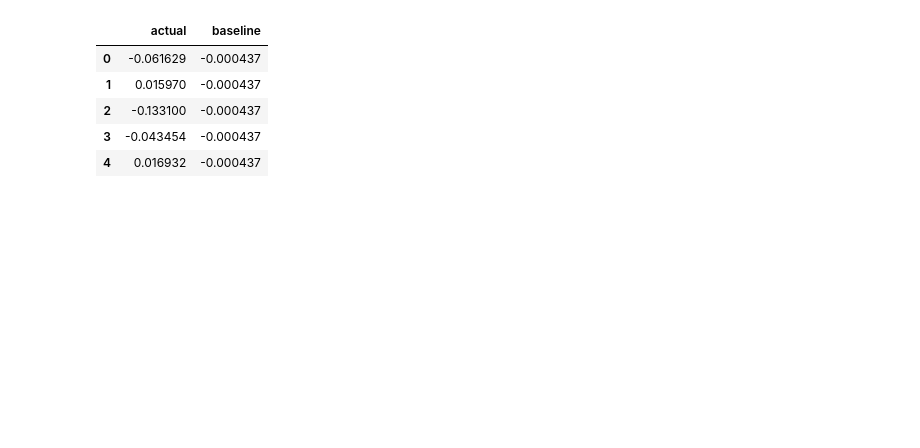
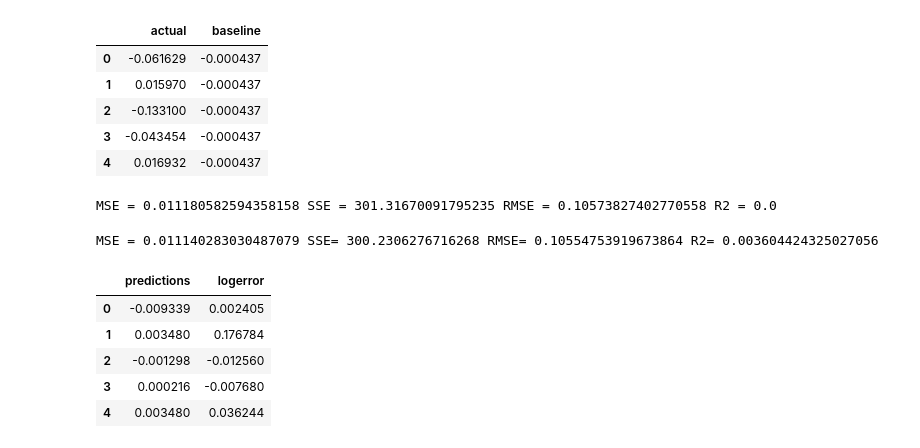
Before and after one commit to Osdorn-Typewriter-Repair/osdorn_project, a Jupyter notebook: osdorn_project_sean.ipynb, the cells around one changed output. Cells and saved outputs as stored; diff of their text form; code cells hidden in the pictures; blank space fills up the shorter version.

```diff
--- a/osdorn_project_sean.ipynb
+++ b/osdorn_project_sean.ipynb
@@ -1048,0 +806,30 @@ predictions.head()
+# %%
+MSE_baseline = mean_squared_error(predictions.actual, predictions.baseline)
+SSE_baseline = MSE_baseline*len(predictions.actual)
+RMSE_baseline = sqrt(MSE_baseline)
+r2_baseline = r2_score(predictions.actual, predictions.baseline)
+print("MSE =",MSE_baseline, "SSE =", SSE_baseline, "RMSE =", RMSE_baseline, "R2 =", r2_baseline)
+# %% [output]
+MSE = 0.011180582594358158 SSE = 301.31670091795235 RMSE = 0.10573827402770558 R2 = 0.0
+# %%
+MSE_1 = mean_squared_error(predictions.actual, predictions.lm1)
+SSE_1 = MSE_1*len(predictions.actual)
+RMSE_1 = sqrt(MSE_1)
+r2_1 = r2_score(predictions.actual, predictions.lm1)
+print("MSE =", MSE_1, "SSE=", SSE_1, "RMSE=", RMSE_1, "R2=", r2_1)
+# %% [output]
+MSE = 0.011140283030487079 SSE= 300.2306276716268 RMSE= 0.10554753919673864 R2= 0.003604424325027056
+# %%
+model=lm1.predict(X_test[['bathroomcnt', 'bedroomcnt']])
+model=model.ravel().reshape(11550)
+y_test1=np.array(y_test).ravel().reshape(11550)
+best_model=pd.DataFrame({'predictions':model,'logerror':y_test1})
+
+best_model.head()
+# %% [output]
+|  | predictions | logerror |
+| 0 | -0.009339 | 0.002405 |
+| 1 | 0.003480 | 0.176784 |
+| 2 | -0.001298 | -0.012560 |
+| 3 | 0.000216 | -0.007680 |
+| 4 | 0.003480 | 0.036244 |
```
Also changed, not shown: parts of 60 cells of this notebook.
